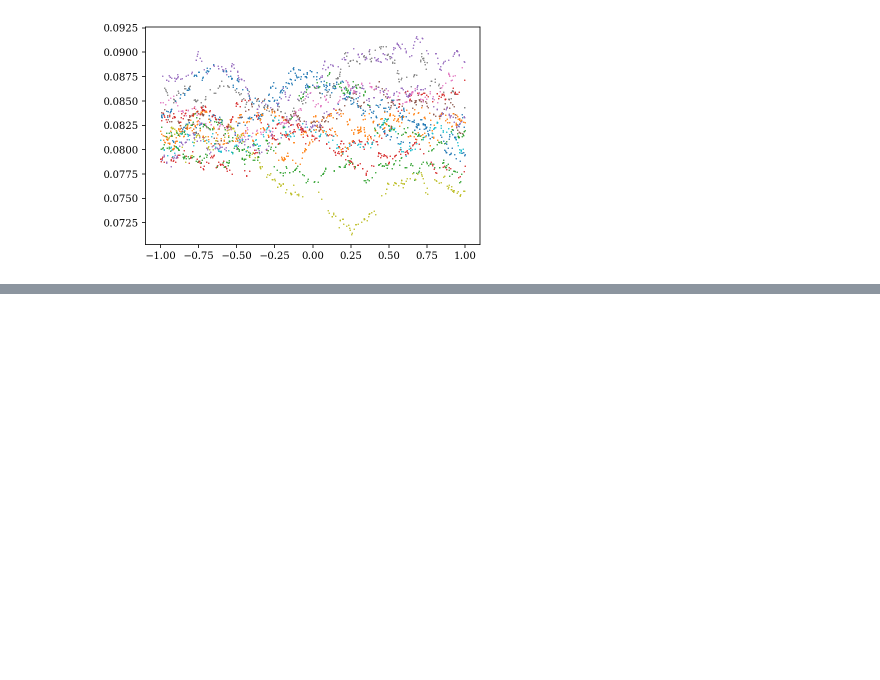
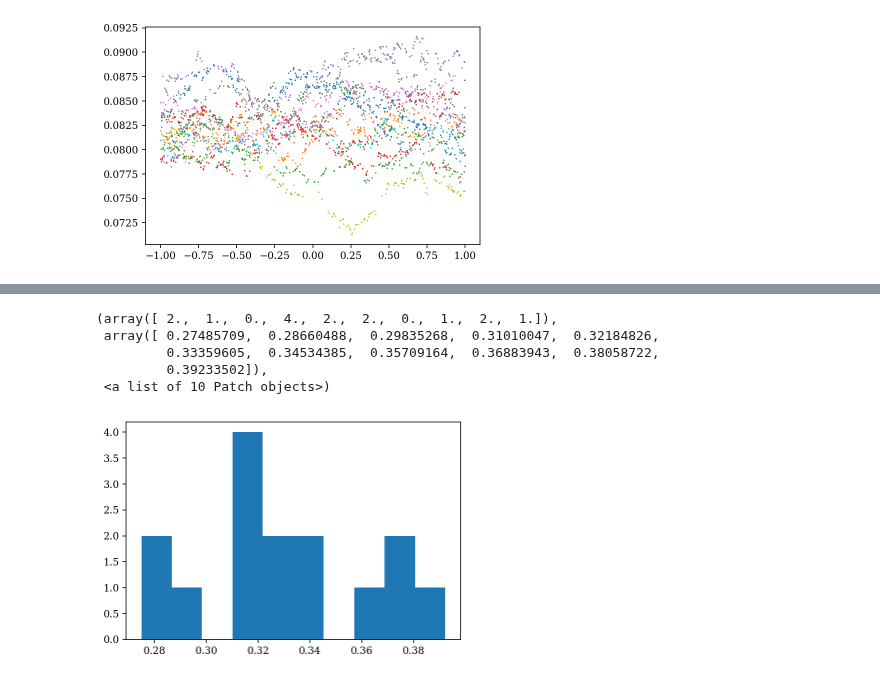
Before and after one commit to KuanWang-Astro/Fisher-paper-version, a Jupyter notebook: Plot_df-dp.ipynb, the cells around one changed output, grey strips where cells are left out. Drawn from its saved outputs; the diff is of its cells as text; code cells hidden in the pictures; blank space fills up the shorter version.

```diff
--- a/Plot_df-dp.ipynb
+++ b/Plot_df-dp.ipynb
@@ -44,0 +73,13 @@ plot_fi_pj(5,93,'-21.0')
+# %%
+postcov_d21p0 = []
+for seed in seed_21p0:
+    postcov_d21p0.append(postcov_dict_21p0[seed]['d'])
+postcov_d21p0 = np.array(postcov_d21p0)
+plt.hist(np.sqrt(postcov_d21p0[:,5,5]))
+# %% [output]
+(array([ 2.,  1.,  0.,  4.,  2.,  2.,  0.,  1.,  2.,  1.]),
+ array([ 0.27485709,  0.28660488,  0.29835268,  0.31010047,  0.32184826,
+         0.33359605,  0.34534385,  0.35709164,  0.36883943,  0.38058722,
+         0.39233502]),
+ <a list of 10 Patch objects>)
+[figure, added]
```
Also changed, not shown: parts of 4 cells of this notebook, 4 other files.
